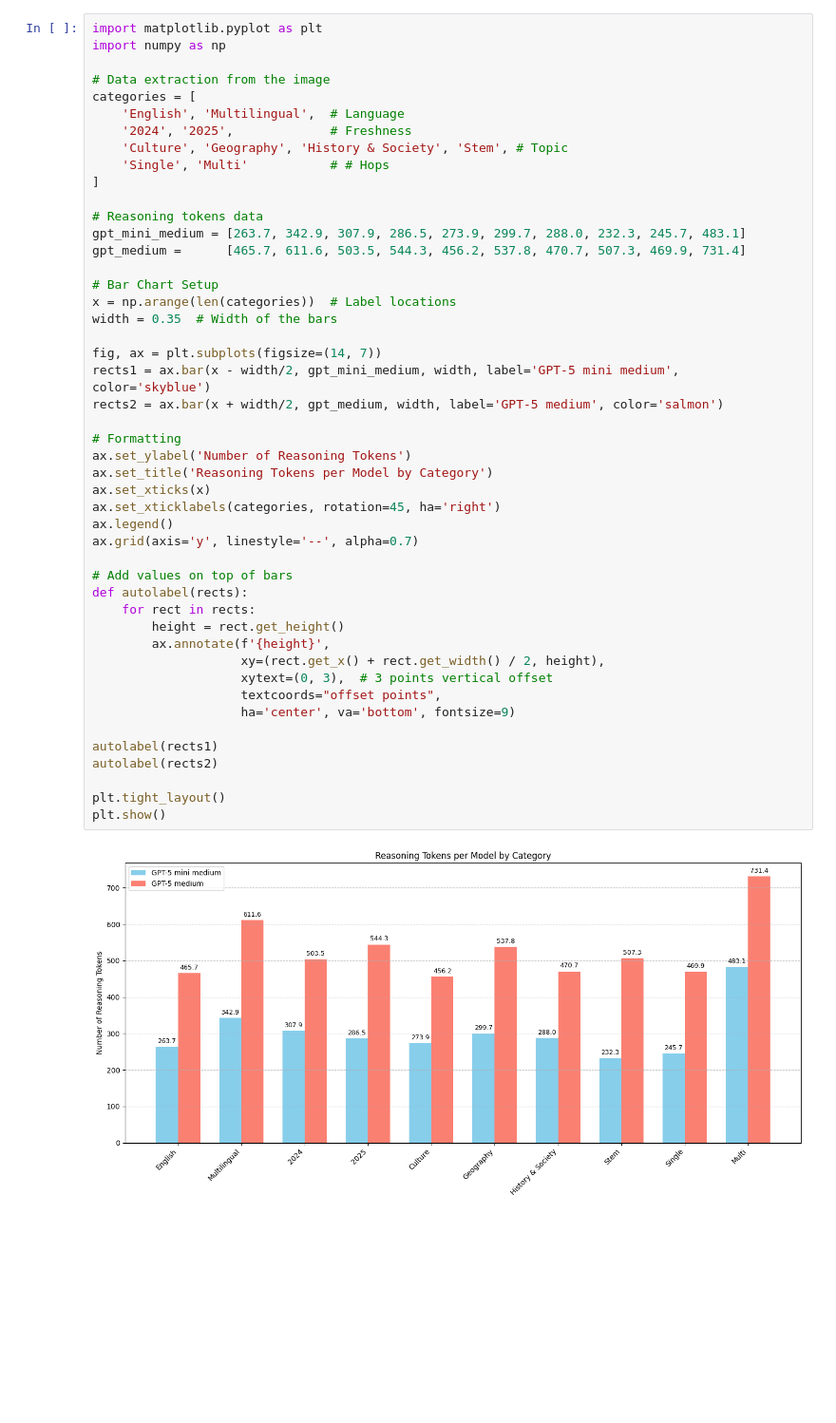
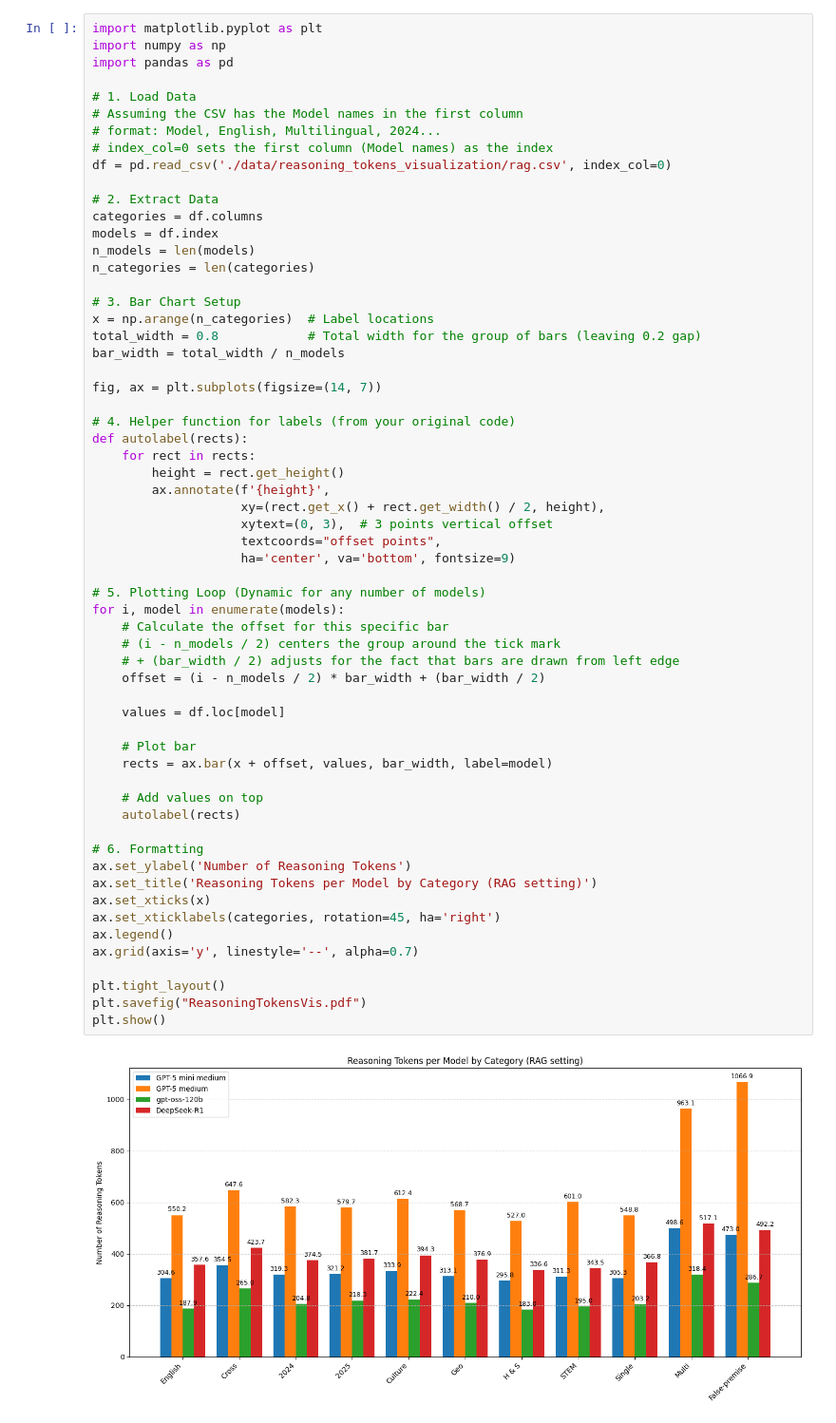
Before and after one commit to Hozaifa-Bhutta/IRB, a Jupyter notebook: analysis/reasoning_tokens_visualization.ipynb, the cells around one changed output. Shown at 95% size. Saved outputs shown, nothing was run; the diff lists cells and outputs as text; blank space fills up the shorter version.

```diff
--- a/analysis/reasoning_tokens_visualization.ipynb
+++ b/analysis/reasoning_tokens_visualization.ipynb
@@ -1,49 +1,62 @@
 # %%
 import matplotlib.pyplot as plt
 import numpy as np
+import pandas as pd
 
-# Data extraction from the image
-categories = [
-    'English', 'Multilingual',  # Language
-    '2024', '2025',             # Freshness
-    'Culture', 'Geography', 'History & Society', 'Stem', # Topic
-    'Single', 'Multi'           # # Hops
-]
+# 1. Load Data
+# Assuming the CSV has the Model names in the first column
+# format: Model, English, Multilingual, 2024...
+# index_col=0 sets the first column (Model names) as the index
+df = pd.read_csv('./data/reasoning_tokens_visualization/rag.csv', index_col=0)
 
-# Reasoning tokens data
-gpt_mini_medium = [263.7, 342.9, 307.9, 286.5, 273.9, 299.7, 288.0, 232.3, 245.7, 483.1]
-gpt_medium =      [465.7, 611.6, 503.5, 544.3, 456.2, 537.8, 470.7, 507.3, 469.9, 731.4]
+# 2. Extract Data
+categories = df.columns
+models = df.index
+n_models = len(models)
+n_categories = len(categories)
 
-# Bar Chart Setup
-x = np.arange(len(categories))  # Label locations
-width = 0.35  # Width of the bars
+# 3. Bar Chart Setup
+x = np.arange(n_categories)  # Label locations
+total_width = 0.8            # Total width for the group of bars (leaving 0.2 gap)
+bar_width = total_width / n_models
 
 fig, ax = plt.subplots(figsize=(14, 7))
-rects1 = ax.bar(x - width/2, gpt_mini_medium, width, label='GPT-5 mini medium', color='skyblue')
-rects2 = ax.bar(x + width/2, gpt_medium, width, label='GPT-5 medium', color='salmon')
 
-# Formatting
-ax.set_ylabel('Number of Reasoning Tokens')
-ax.set_title('Reasoning Tokens per Model by Category')
-ax.set_xticks(x)
-ax.set_xticklabels(categories, rotation=45, ha='right')
-ax.legend()
-ax.grid(axis='y', linestyle='--', alpha=0.7)
-
-# Add values on top of bars
+# 4. Helper function for labels (from your original code)
 def autolabel(rects):
     for rect in rects:
         height = rect.get_height()
         ax.annotate(f'{height}',
                     xy=(rect.get_x() + rect.get_width() / 2, height),
                     xytext=(0, 3),  # 3 points vertical offset
                     textcoords="offset points",
                     ha='center', va='bottom', fontsize=9)
 
-autolabel(rects1)
-autolabel(rects2)
+# 5. Plotting Loop (Dynamic for any number of models)
+for i, model in enumerate(models):
+    # Calculate the offset for this specific bar
+    # (i - n_models / 2) centers the group around the tick mark
+    # + (bar_width / 2) adjusts for the fact that bars are drawn from left edge
+    offset = (i - n_models / 2) * bar_width + (bar_width / 2)
+
+    values = df.loc[model]
+
+    # Plot bar
+    rects = ax.bar(x + offset, values, bar_width, label=model)
+
+    # Add values on top
+    autolabel(rects)
+
+# 6. Formatting
+ax.set_ylabel('Number of Reasoning Tokens')
+ax.set_title('Reasoning Tokens per Model by Category (RAG setting)')
+ax.set_xticks(x)
+ax.set_xticklabels(categories, rotation=45, ha='right')
+ax.legend()
+ax.grid(axis='y', linestyle='--', alpha=0.7)
 
 plt.tight_layout()
+plt.savefig("ReasoningTokensVis.pdf")
 plt.show()
 # %% [output]
-[figure, old version]
+[figure, new version]
```
Also changed, not shown: 26 other files.
